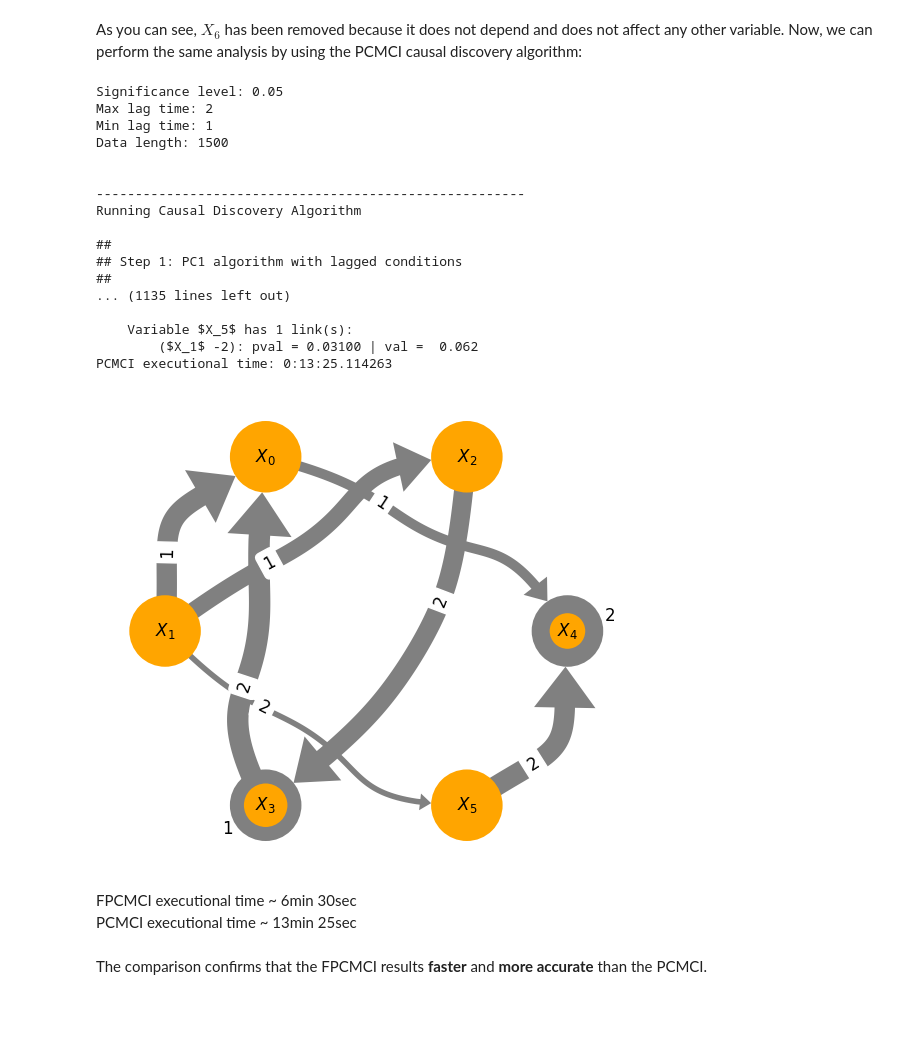
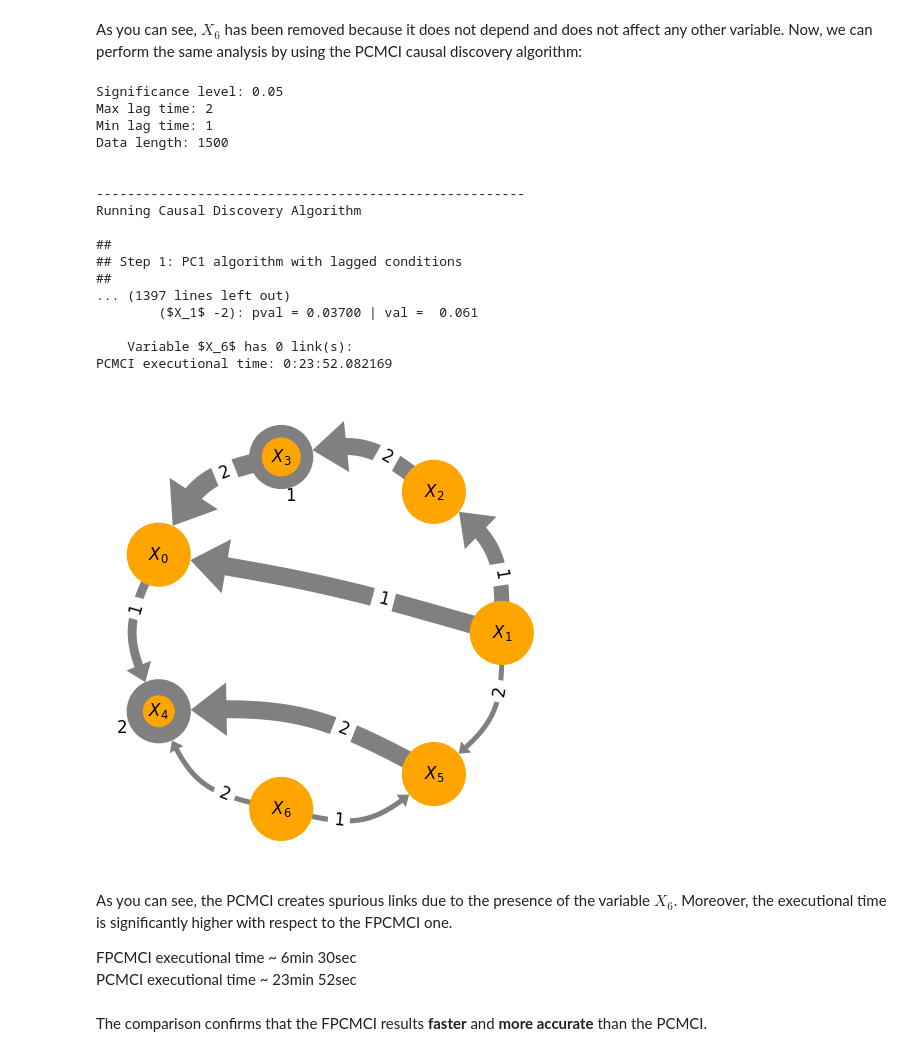
Before and after one commit to lcastri/fpcmci, a Jupyter notebook: tutorials/FPCMCI.ipynb, the cells around one changed output. Drawn from its saved outputs; the diff is of its cells as text; code cells hidden in the pictures; blank space fills up the shorter version.

Commit message:
FPCMCI tutorail fixes

```diff
--- a/tutorials/FPCMCI.ipynb
+++ b/tutorials/FPCMCI.ipynb
@@ -179,31 +179,40 @@ As you can see, $X_6$ has been removed because it does not depend and does not a
 Now, we can perform the same analysis by using the PCMCI causal discovery algorithm:
 # %%
 start = time()
+FS = FPCMCI(df,
+            alpha = alpha,
+            min_lag = min_lag,
+            max_lag = max_lag,
+            sel_method = TE(TEestimator.Gaussian),
+            val_condtest = GPDC(significance = 'analytic', gp_params = None),
+            verbosity = CPLevel.DEBUG)
 selector_res = FS.run_pcmci()
 elapsed_PCMCI = time() - start
 print("PCMCI executional time: " + str(timedelta(seconds = elapsed_PCMCI)))
 FS.dag(label_type = LabelType.Lag, node_layout = 'circular')
 # %% [output]
 Significance level: 0.05
 Max lag time: 2
 Min lag time: 1
 Data length: 1500
 
 
 -------------------------------------------------------
 Running Causal Discovery Algorithm
 
 ##
 ## Step 1: PC1 algorithm with lagged conditions
 ##
-... (1135 lines left out)
+... (1397 lines left out)
+        ($X_1$ -2): pval = 0.03700 | val =  0.061
 
-    Variable $X_5$ has 1 link(s):
-        ($X_1$ -2): pval = 0.03100 | val =  0.062
-PCMCI executional time: 0:13:25.114263
+    Variable $X_6$ has 0 link(s):
+PCMCI executional time: 0:23:52.082169
-[figure, old version]
+[figure, new version]
 # %% [markdown]
+As you can see, the PCMCI creates spurious links due to the presence of the variable $X_6$. Moreover, the executional time is significantly higher with respect to the FPCMCI one.
+
 FPCMCI executional time ~ 6min 30sec<br>
-PCMCI executional time ~ 13min 25sec<br>
+PCMCI executional time ~ 23min 52sec<br>
 <br>
 The comparison confirms that the FPCMCI results **faster** and **more accurate** than the PCMCI.
```
